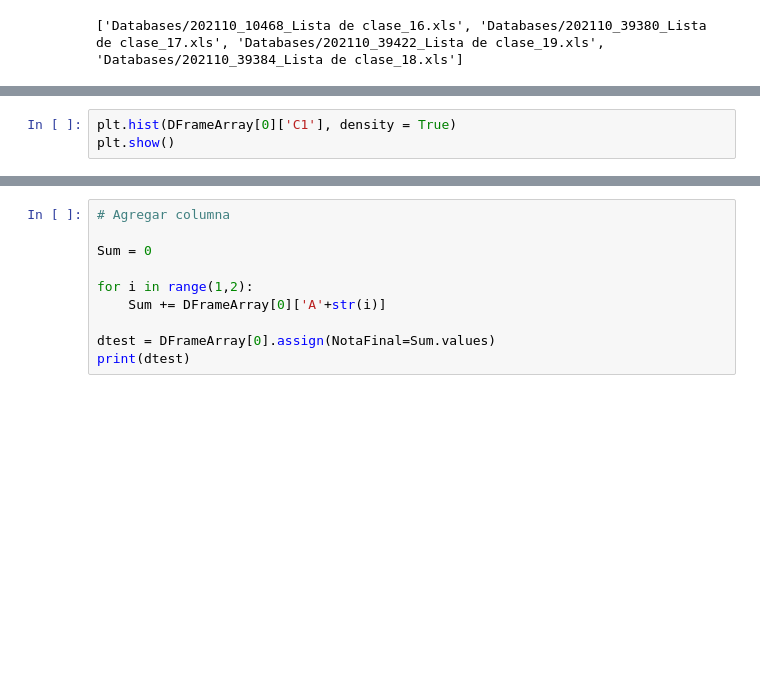
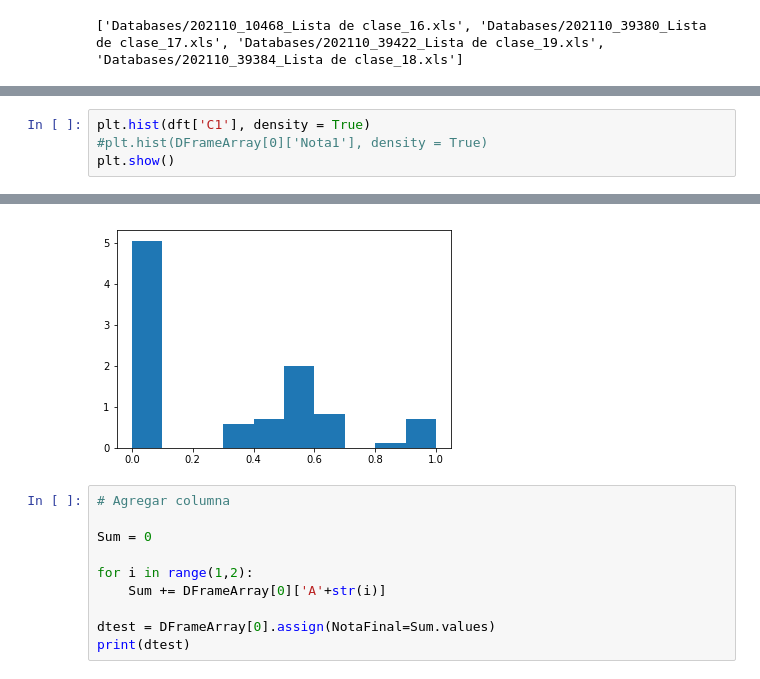
Before and after one commit to asegura4488/RutaControl2021, a Jupyter notebook: Analysis_Fisica1.ipynb, the cells around one changed output, grey strips where cells are left out. Cells and saved outputs as stored; diff of their text form; blank space fills up the shorter version.

Commit message:
Primera Nota

```diff
--- a/Analysis_Fisica1.ipynb
+++ b/Analysis_Fisica1.ipynb
@@ -79,4 +86,5 @@ print(mean)
 # %%
-plt.hist(DFrameArray[0]['C1'], density = True)
+plt.hist(dft['C1'], density = True)
+#plt.hist(DFrameArray[0]['Nota1'], density = True)
 plt.show()
 # %% [output]
@@ -85,3 +91,4 @@ plt.show()
+[figure, added]
 # %%
 # Agregar columna
 
```
Also changed, not shown: parts of 5 cells of this notebook, 3 other files.
